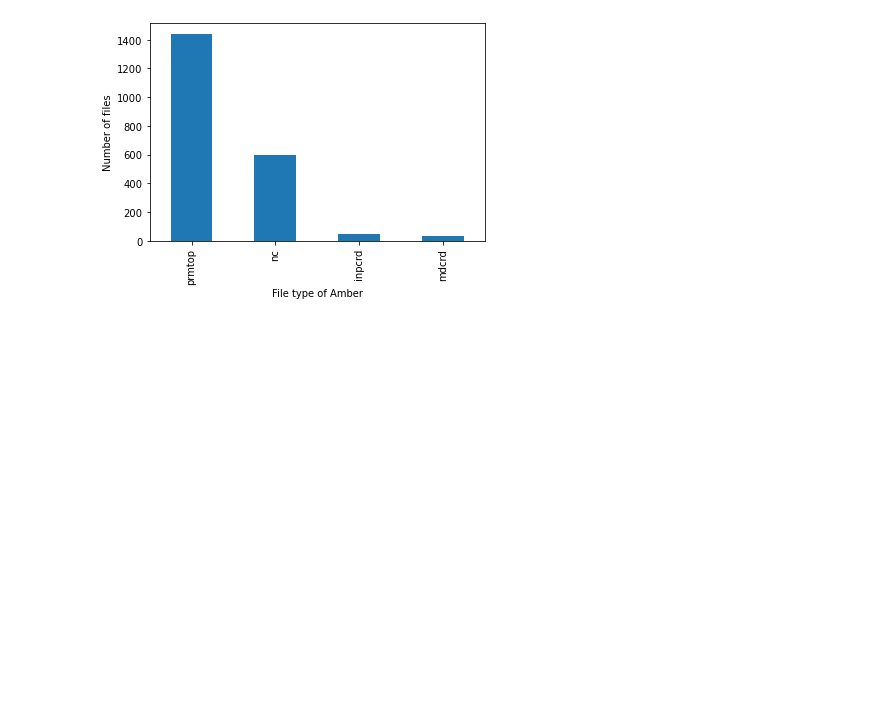
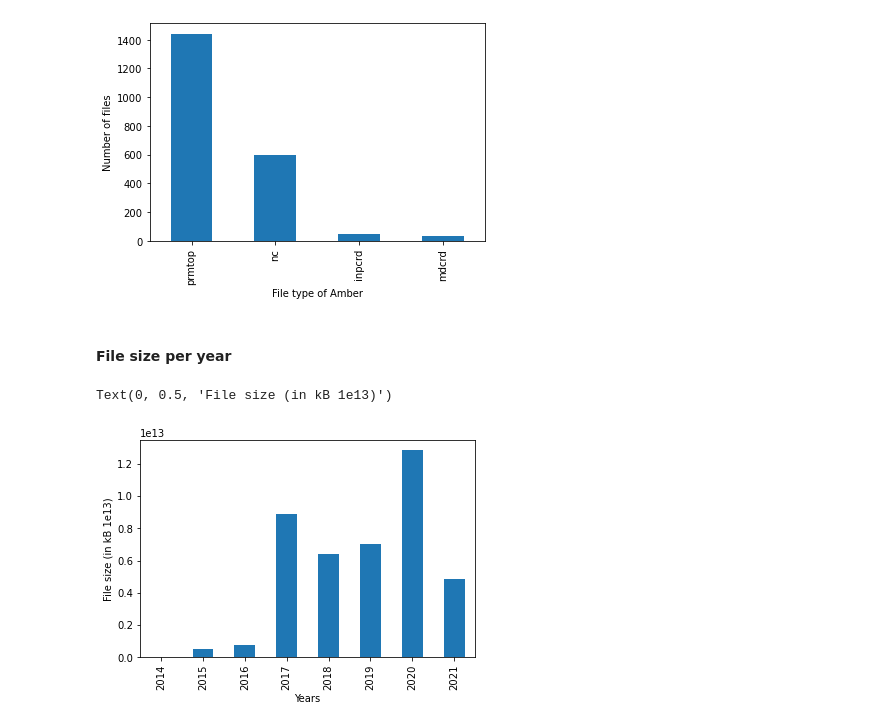
Before and after one commit to MDverse/mdws, a Jupyter notebook: analysis.ipynb, the cells around one changed output. Drawn from its saved outputs; the diff is of its cells as text; code cells hidden in the pictures; blank space fills up the shorter version.

```diff
--- a/analysis.ipynb
+++ b/analysis.ipynb
@@ -146,3 +161,12 @@ plt.ylabel("Number of files")
 # %% [output]
 Text(0, 0.5, 'Number of files')
 [figure]
+# %% [markdown]
+#### File size per year
+# %%
+tab.groupby(['years'])['file_size'].sum().plot(kind='bar')
+plt.xlabel("Years")
+plt.ylabel("File size (in kB 1e13)")
+# %% [output]
+Text(0, 0.5, 'File size (in kB 1e13)')
+[figure, added]
```
Also changed, not shown: parts of 6 cells of this notebook.
